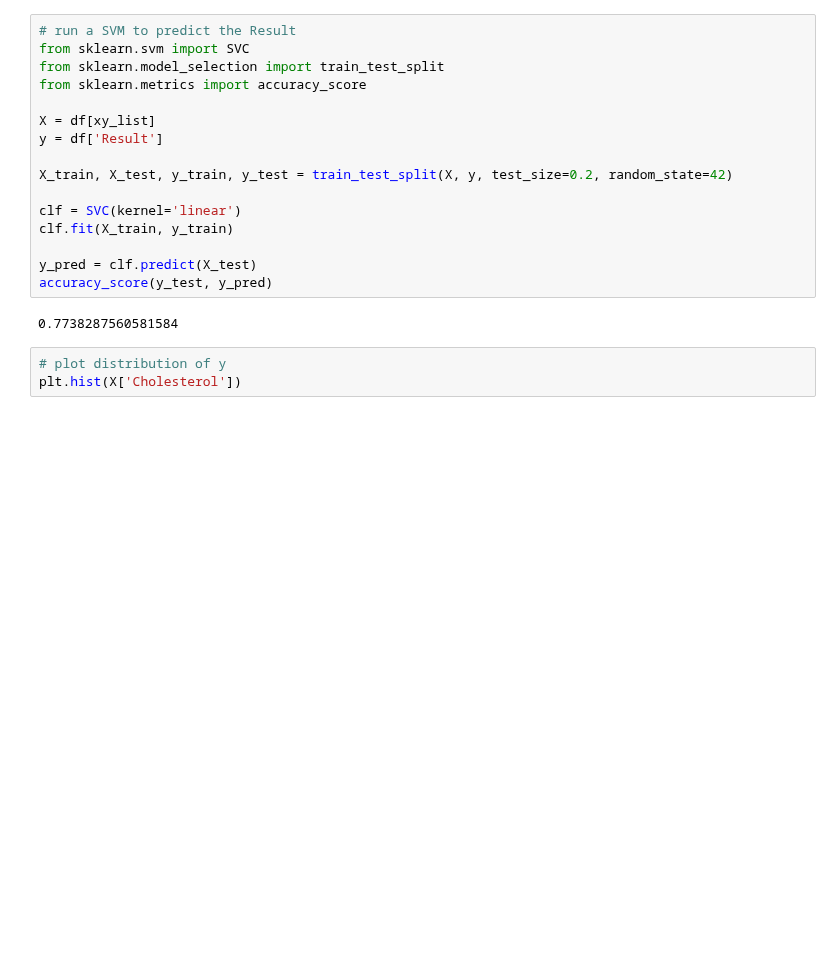
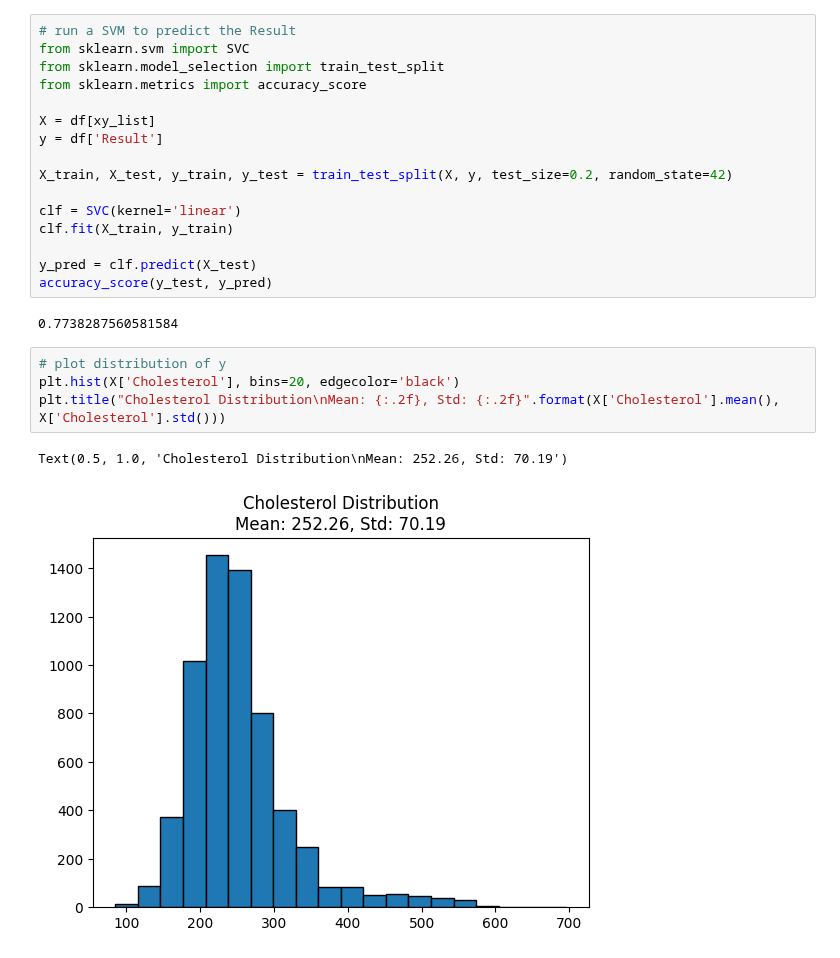
Before and after one commit to xerader/QBS181, a Jupyter notebook: Prediction.ipynb, the cells around one changed output. Drawn from its saved outputs; the diff is of its cells as text; blank space fills up the shorter version.

```diff
--- a/Prediction.ipynb
+++ b/Prediction.ipynb
@@ -57,7 +74,11 @@ accuracy_score(y_test, y_pred)
 0.7738287560581584
 # %%
 # plot distribution of y
-plt.hist(X['Cholesterol'])
+plt.hist(X['Cholesterol'], bins=20, edgecolor='black')
+plt.title("Cholesterol Distribution\nMean: {:.2f}, Std: {:.2f}".format(X['Cholesterol'].mean(), X['Cholesterol'].std()))
+# %% [output]
+Text(0.5, 1.0, 'Cholesterol Distribution\nMean: 252.26, Std: 70.19')
+[figure, added]
 # %%
 # plot the confusion matrix
 from sklearn.metrics import confusion_matrix
```
Also changed, not shown: parts of 12 cells of this notebook.
